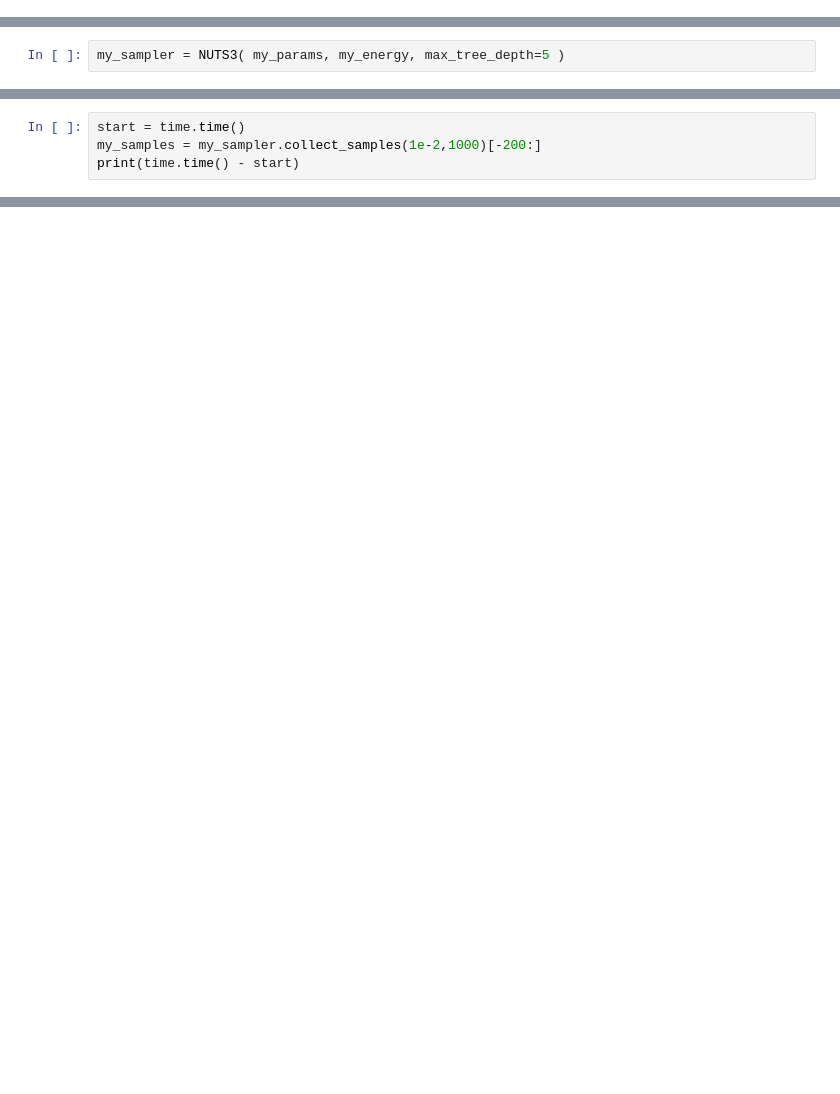
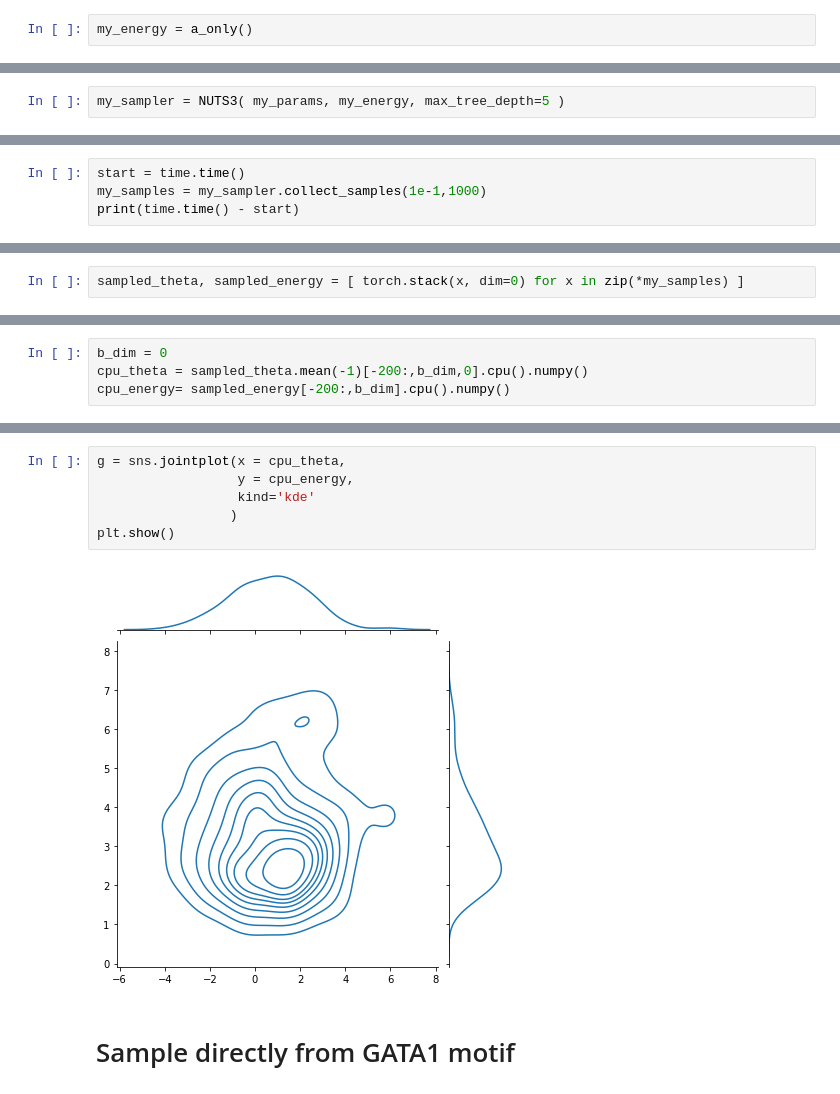
Before and after one commit to sjgosai/boda2, a Jupyter notebook: analysis/SG002__NUTS_dev/discrete_prototype.ipynb, the cells around one changed output, grey strips where cells are left out. Saved outputs shown, nothing was run; the diff lists cells and outputs as text; blank space fills up the shorter version.

```diff
--- a/analysis/SG002__NUTS_dev/discrete_prototype.ipynb
+++ b/analysis/SG002__NUTS_dev/discrete_prototype.ipynb
@@ -375,0 +438,2 @@ tensor([0.0100, 0.0900, 0.0025, 0.0000, 0.0100, 0.0025, 0.0025, 0.0000, 0.0225,
+# %%
+my_energy = a_only()
@@ -417,5 +503,5 @@ tensor([[2, 1, 3, 0, 2, 3, 1, 0, 1, 0, 2, 3, 1, 3, 0, 3, 3, 0, 1, 2],
 # %%
 start = time.time()
-my_samples = my_sampler.collect_samples(1e-2,1000)[-200:]
+my_samples = my_sampler.collect_samples(1e-1,1000)
 print(time.time() - start)
 # %% [output]
@@ -446,0 +509,2 @@ for b_dim in range(my_sampler.params.theta.shape[0]):
+# %%
+sampled_theta, sampled_energy = [ torch.stack(x, dim=0) for x in zip(*my_samples) ]
@@ -446,0 +517,4 @@ for b_dim in range(my_sampler.params.theta.shape[0]):
+# %%
+b_dim = 0
+cpu_theta = sampled_theta.mean(-1)[-200:,b_dim,0].cpu().numpy()
+cpu_energy= sampled_energy[-200:,b_dim].cpu().numpy()
@@ -446,0 +541,10 @@ for b_dim in range(my_sampler.params.theta.shape[0]):
+# %%
+g = sns.jointplot(x = cpu_theta,
+                  y = cpu_energy,
+                  kind='kde'
+                 )
+plt.show()
+# %% [output]
+[figure, added]
+# %% [markdown]
+# Sample directly from GATA1 motif
```
Also changed, not shown: parts of 113 cells of this notebook.
